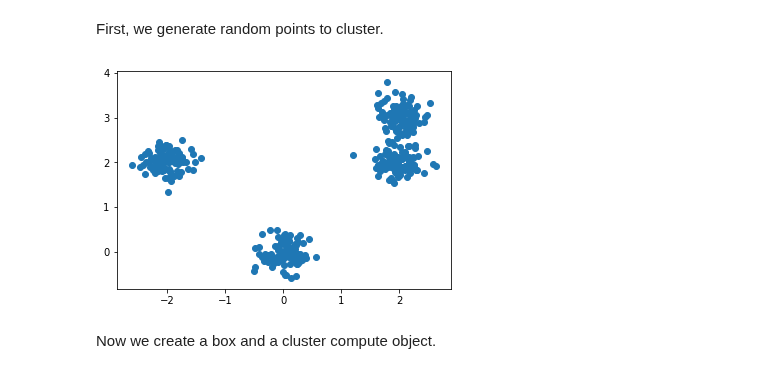
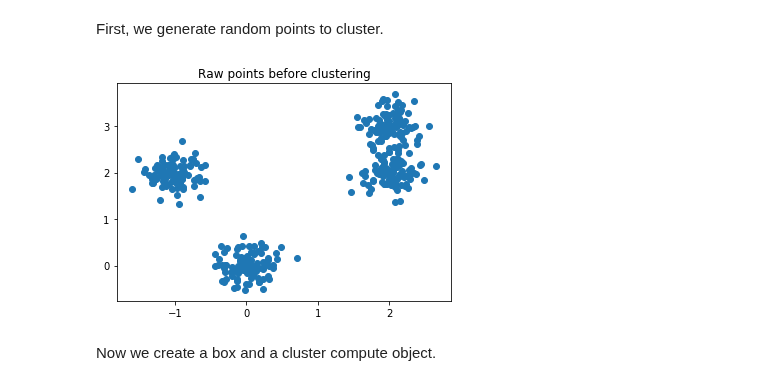
Before and after one commit to glotzerlab/freud-examples, a Jupyter notebook: Cluster.ipynb, the cells around one changed output. Drawn from its saved outputs; the diff is of its cells as text; code cells hidden in the pictures.

```diff
--- a/Cluster.ipynb
+++ b/Cluster.ipynb
@@ -10,16 +10,17 @@ import matplotlib.pyplot as plt
 First, we generate random points to cluster.
 # %%
 points = np.empty(shape=(0, 2))
-for center_point in [(0, 0), (2, 2), (-2, 2), (2, 3)]:
+for center_point in [(0, 0), (2, 2), (-1, 2), (2, 3)]:
     points = np.concatenate(
         (points, np.random.multivariate_normal(mean=center_point, cov=0.05*np.eye(2), size=(100,))))
 plt.scatter(points[:,0], points[:,1])
+plt.title('Raw points before clustering')
 plt.show()
 
 # We must add a z=0 component to this array for freud
 points = np.hstack((points, np.zeros((points.shape[0], 1))))
 # %% [output]
-[figure, old version]
+[figure, new version]
 # %% [markdown]
 Now we create a box and a cluster compute object.
 # %%
```
Also changed, not shown: parts of 9 cells of this notebook, 2 other files.
